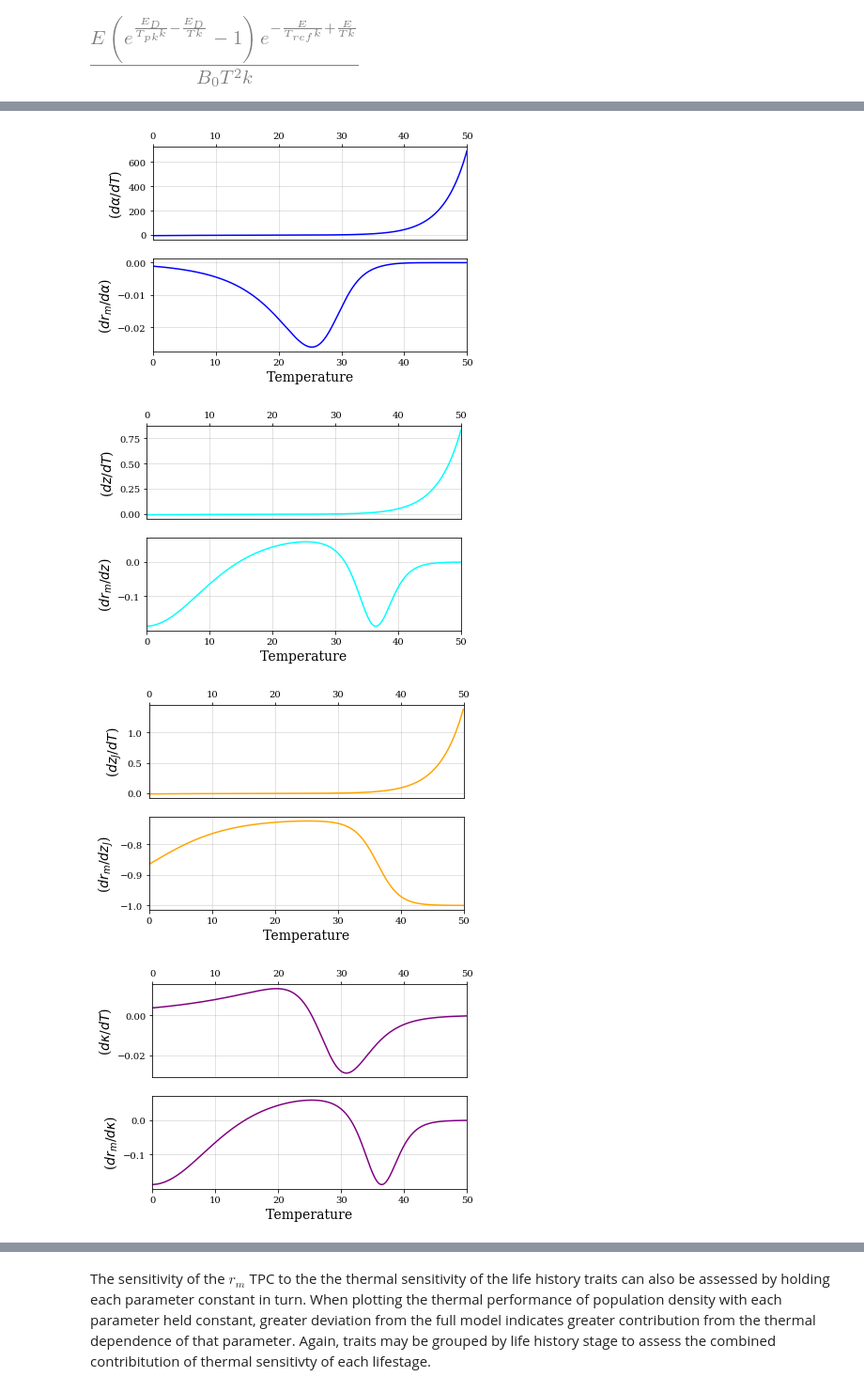
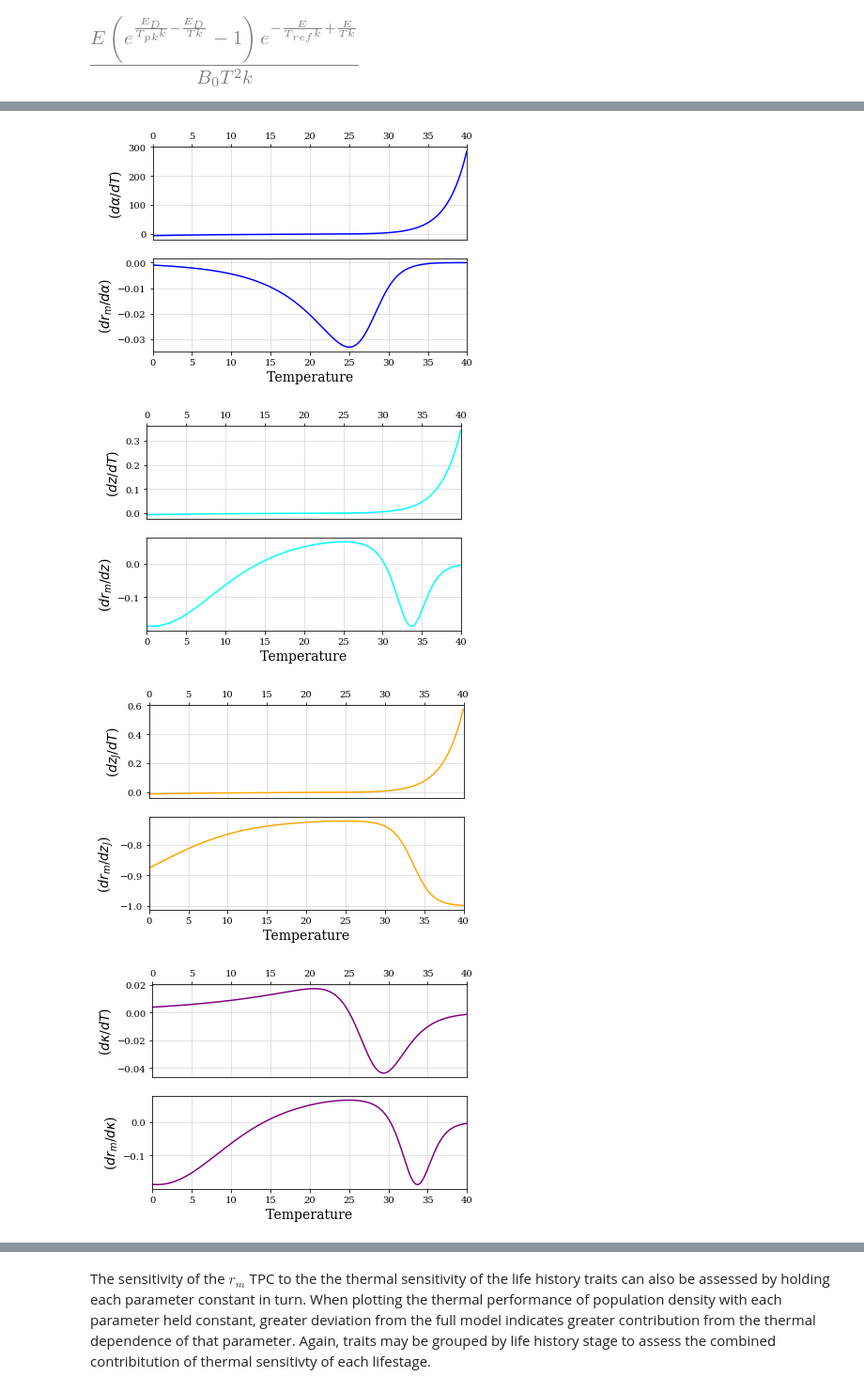
Before and after one commit to EcoEngLab/TraitMismatchPaper-main, a Jupyter notebook: code/TraitMismatch_SI.ipynb, the cells around one changed output, grey strips where cells are left out. Shown at 94% size. Saved outputs shown, nothing was run; the diff lists cells and outputs as text; code cells hidden in the pictures.

```diff
--- a/code/TraitMismatch_SI.ipynb
+++ b/code/TraitMismatch_SI.ipynb
@@ -448,7 +474,7 @@ To determine the temperature dependence of the vector population growth rate, we
 
 The thermal niche width of the population can be determined as the range of temperatures for with the population growth rate is greater than $0$.
 # %%
-#Calculate r_m (using the approximation)
+#Calculate r_m
 
 r_m_vec = r_SP_app_lam(bpk_vec, zJ_vec, z_vec, kap_vec, alp_vec)
 
@@ -471,14 +497,14 @@ r_niche_width = r_niche[1]-r_niche[0]
 
 fig = plt.figure(); ax = fig.add_subplot(111)
 ax.plot(T_vec-273.15, r_m_vec, linewidth=2);
-ax.plot([T_pk_par, T_pk_par], [ax.get_ylim()[0],ax.get_ylim()[1]], color='k', linestyle='--', linewidth=1)
+# ax.plot([T_pk_par, T_pk_par], [ax.get_ylim()[0],ax.get_ylim()[1]], color='k', linestyle='--', linewidth=1)
 ax.plot(T_vec-273.15, [0]*len(T_vec), color='k', linestyle='--', linewidth=1);
-plt.annotate(s='', xy=(r_niche[0]-273.15,-0.02), xytext=(r_niche[1]-273.15,-0.02), arrowprops=dict(arrowstyle='<->'))
-ax.text((r_niche[0]+r_niche[1])/2-273.15, -0.05, 'Niche Width\n'+str(r_niche_width)+'$^o$C',  horizontalalignment='center', verticalalignment='top', fontsize=13)
+plt.annotate(s='', xy=(r_niche[0]-273.15,-0.01), xytext=(r_niche[1]-273.15,-0.01), arrowprops=dict(arrowstyle='<->'))
+ax.text((r_niche[0]+r_niche[1])/2-273.15, -0.025, 'Niche Width\n'+ str(round(r_niche_width,2))+'$^o$C',  horizontalalignment='center', verticalalignment='top', fontsize=13)
 ax.set_xlabel('Temperature ($^\circ$C)', fontsize=14);
 ax.set_ylabel('Population growth rate, $r_m$', fontsize=14)
-ax.set_xlim(0,40);
-ax.set_ylim(-.15,0.35);
+ax.set_xlim(0,35);
+ax.set_ylim(-.1,max(r_m_vec)*(1+0.05));
 ax.tick_params(axis='x', labelsize=13);
 ax.tick_params(axis='y', labelsize=13);
 plt.tight_layout(pad=0)
@@ -734,61 +596,61 @@ dkap_dT_vec =  dkap_dT_lam(B_0_kap,E_kap,T_pk_kap+273.15,T_ref_par,E_D_kap,k_par
 # %%
 fig = plt.figure(); ax = fig.add_subplot(211)
 ax.plot(T_vec-273.15, dbpk_dT_vec, "red");
-ax.set_xlim([0,50]);
+ax.set_xlim([0,40]);
 ax.xaxis.set_ticks_position('top');
 ax.set_ylabel('($d b_{pk}/dT$)', fontsize=14)
 
 fig = plt.figure(); ax = fig.add_subplot(212)
 ax.plot(T_vec-273.15, dr_dbpk_vec, "red");
-ax.set_xlim([0,50]);
+ax.set_xlim([0,40]);
 ax.set_xlabel('Temperature', fontsize=14);
 ax.set_ylabel('($dr_m / db_{pk}$)', fontsize=14)
 
 fig = plt.figure(); ax = fig.add_subplot(211)
 ax.plot(T_vec-273.15, dalp_dT_vec, "blue");
-ax.set_xlim([0,50]);
+ax.set_xlim([0,40]);
 ax.xaxis.set_ticks_position('top');
 ax.set_ylabel(r'($d\alpha/dT$)', fontsize=14)
 
 ax = fig.add_subplot(212)
 ax.plot(T_vec-273.15, dr_dalp_vec, "blue");
-ax.set_xlim([0,50]);
+ax.set_xlim([0,40]);
 ax.set_xlabel('Temperature', fontsize=14);
 ax.set_ylabel(r'($dr_m/d\alpha$)', fontsize=14)
 
 fig = plt.figure(); ax = fig.add_subplot(211)
 ax.plot(T_vec-273.15, dz_dT_vec, "cyan");
-ax.set_xlim([0,50]);
+ax.set_xlim([0,40]);
 ax.xaxis.set_ticks_position('top');
 ax.set_ylabel('($dz/dT$)', fontsize=14)
 
 ax = fig.add_subplot(212)
 ax.plot(T_vec-273.15, dr_dz_vec, "cyan");
-ax.set_xlim([0,50]);
+ax.set_xlim([0,40]);
 ax.set_xlabel('Temperature', fontsize=14);
 ax.set_ylabel('($dr_m/dz$)', fontsize=14)
 
 fig = plt.figure(); ax = fig.add_subplot(211)
 ax.plot(T_vec-273.15, dzJ_dT_vec, "orange");
-ax.set_xlim([0,50]);
+ax.set_xlim([0,40]);
 ax.xaxis.set_ticks_position('top');
 ax.set_ylabel('($dz_J/dT$)', fontsize=14)
 
 ax = fig.add_subplot(212)
 ax.plot(T_vec-273.15, dr_dzJ_vec, "orange");
-ax.set_xlim([0,50]);
+ax.set_xlim([0,40]);
 ax.set_xlabel('Temperature', fontsize=14);
 ax.set_ylabel('($dr_m/dz_J$)', fontsize=14)
 
 fig = plt.figure(); ax = fig.add_subplot(211)
 ax.plot(T_vec-273.15, dkap_dT_vec, "purple");
-ax.set_xlim([0,50]);
+ax.set_xlim([0,40]);
 ax.xaxis.set_ticks_position('top');
 ax.set_ylabel(r'($d\kappa/dT$)', fontsize=14)
 
 ax = fig.add_subplot(212)
 ax.plot(T_vec-273.15, dr_dkap_vec, "purple");
-ax.set_xlim([0,50]);
+ax.set_xlim([0,40]);
 ax.set_xlabel('Temperature', fontsize=14);
 ax.set_ylabel(r'($dr_m/d\kappa$)', fontsize=14)
 # %% [output]
@@ -798,5 +660,5 @@ Text(0, 0.5, '($dr_m/d\\kappa$)')
-[figure, old version]
+[figure, new version]
-[figure, old version]
+[figure, new version]
-[figure, old version]
+[figure, new version]
-[figure, old version]
+[figure, new version]
 # %%
```
Also changed, not shown: parts of 50 cells of this notebook, 14 other files.
